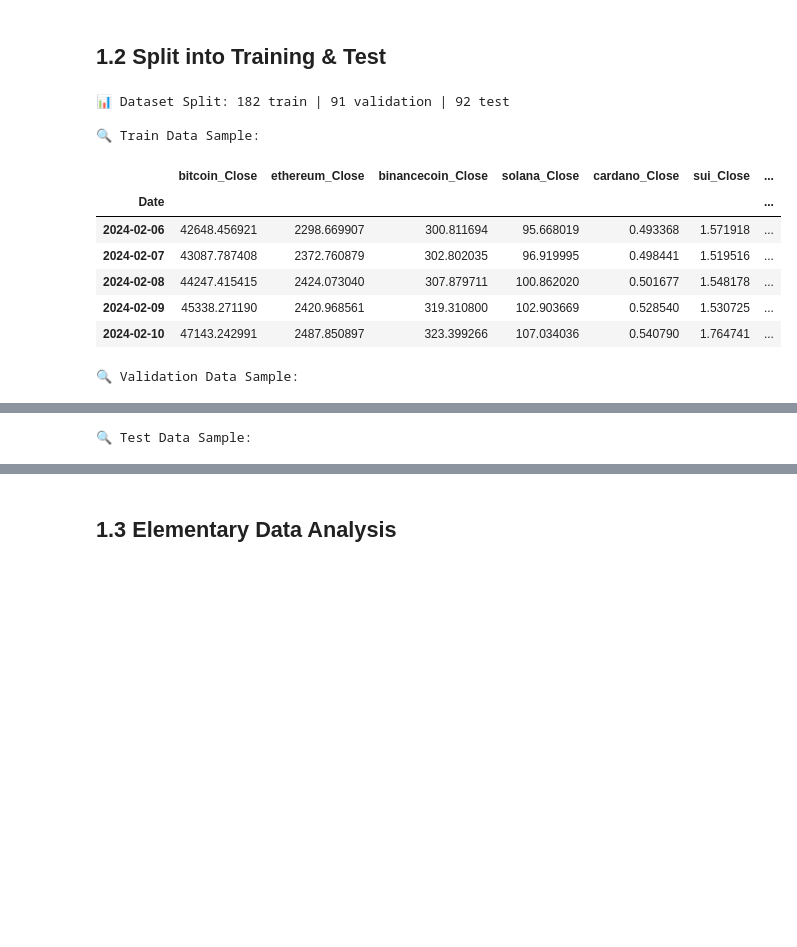
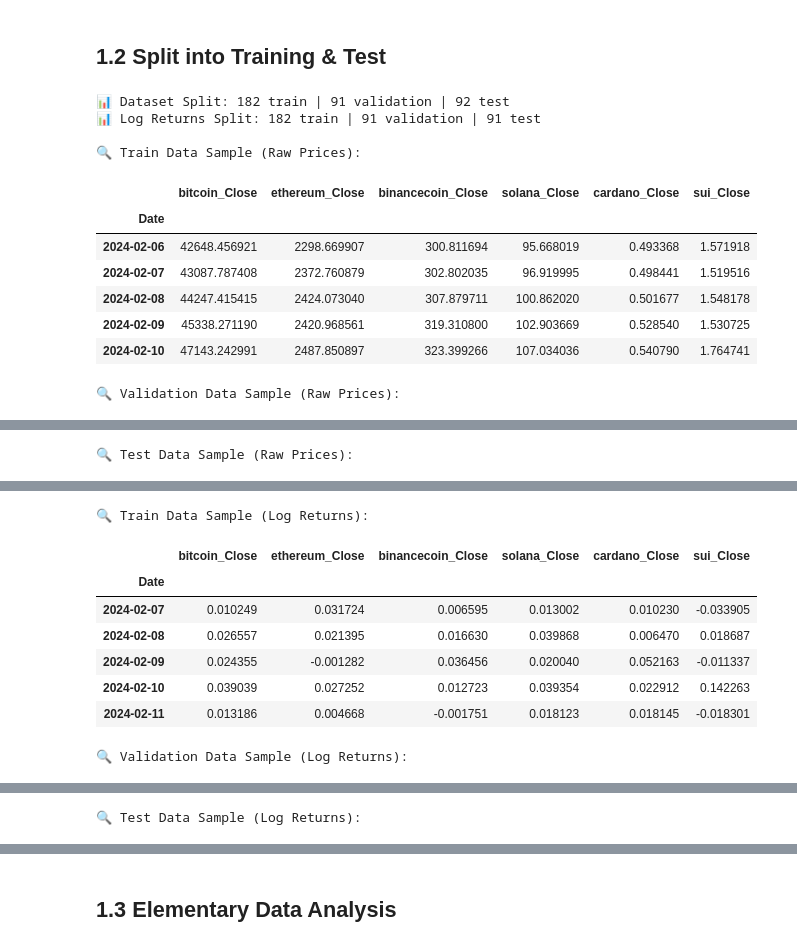
Before and after one commit to NatP-dev/Complete-Python-3-Bootcamp, a Jupyter notebook: Welcome_to_Colaboratory.ipynb, the cells around one changed output, grey strips where cells are left out. Drawn from its saved outputs; the diff is of its cells as text; code cells hidden in the pictures; blank space fills up the shorter version.

```diff
--- a/Welcome_to_Colaboratory.ipynb
+++ b/Welcome_to_Colaboratory.ipynb
@@ -210,39 +211,67 @@ Fetching daily close prices for ripple...
 # %% [markdown]
 ## 1.2 Split into Training & Test
 # %%
-# Ensure the dataset is sorted by date (if applicable)
-df = final_df.copy()  # Use the processed data after forward fill
+import numpy as np
+import pandas as pd
+
+# Ensure dataset is sorted by date
+df = final_df.copy()  # Use the processed data
+
+# Function to compute log returns
+def compute_log_returns(df):
+    log_returns = np.log(df / df.shift(1))
+    return log_returns.dropna()  # Drop first NaN row
+
+# Calculate log returns before splitting
+log_returns_df = compute_log_returns(df)
 
 # Determine split indices
-train_size = int(len(df) * 0.5)   # First 50% for training
-val_size = int(len(df) * 0.75)    # First 75% includes training + validation
+train_size = int(len(log_returns_df) * 0.5)   # First 50% for training
+val_size = int(len(log_returns_df) * 0.75)    # First 75% includes training + validation
 
 # Split dataset into train, validation, and test sets
-train_data = df.iloc[:train_size]      # First 50% for training - recommended
-val_data = df.iloc[train_size:val_size] # Next 25% for validation - recommended
-test_data = df.iloc[val_size:]          # Remaining 25% for testing - recommended
+train_data = df.iloc[:train_size]        # First 50% for training - raw prices
+val_data = df.iloc[train_size:val_size]  # Next 25% for validation - raw prices
+test_data = df.iloc[val_size:]           # Remaining 25% for testing - raw prices
+
+# Split dataset into train, validation, and test sets for log returns
+train_data_log = log_returns_df.iloc[:train_size]
+val_data_log = log_returns_df.iloc[train_size:val_size]
+test_data_log = log_returns_df.iloc[val_size:]
 
 # Display dataset sizes
 print(f"📊 Dataset Split: {len(train_data)} train | {len(val_data)} validation | {len(test_data)} test")
+print(f"📊 Log Returns Split: {len(train_data_log)} train | {len(val_data_log)} validation | {len(test_data_log)} test")
 
-# Verify first few rows of each split
-print("\n🔍 Train Data Sample:")
+# Verify first few rows of each split (Raw Prices)
+print("\n🔍 Train Data Sample (Raw Prices):")
 display(train_data.head())
 
-print("\n🔍 Validation Data Sample:")
+print("\n🔍 Validation Data Sample (Raw Prices):")
 display(val_data.head())
 
-print("\n🔍 Test Data Sample:")
+print("\n🔍 Test Data Sample (Raw Prices):")
 display(test_data.head())
+
+# Verify first few rows of each split (Log Returns)
+print("\n🔍 Train Data Sample (Log Returns):")
+display(train_data_log.head())
+
+print("\n🔍 Validation Data Sample (Log Returns):")
+display(val_data_log.head())
+
+print("\n🔍 Test Data Sample (Log Returns):")
+display(test_data_log.head())
 # %% [output]
 📊 Dataset Split: 182 train | 91 validation | 92 test
+📊 Log Returns Split: 182 train | 91 validation | 91 test
 
-🔍 Train Data Sample:
+🔍 Train Data Sample (Raw Prices):
-|  | bitcoin_Close | ethereum_Close | binancecoin_Close | solana_Close | cardano_Close | sui_Close | ... |
-| Date |  |  |  |  |  |  | ... |
-| 2024-02-06 | 42648.456921 | 2298.669907 | 300.811694 | 95.668019 | 0.493368 | 1.571918 | ... |
-| 2024-02-07 | 43087.787408 | 2372.760879 | 302.802035 | 96.919995 | 0.498441 | 1.519516 | ... |
-| 2024-02-08 | 44247.415415 | 2424.073040 | 307.879711 | 100.862020 | 0.501677 | 1.548178 | ... |
-| 2024-02-09 | 45338.271190 | 2420.968561 | 319.310800 | 102.903669 | 0.528540 | 1.530725 | ... |
-| 2024-02-10 | 47143.242991 | 2487.850897 | 323.399266 | 107.034036 | 0.540790 | 1.764741 | ... |
+|  | bitcoin_Close | ethereum_Close | binancecoin_Close | solana_Close | cardano_Close | sui_Close |
+| Date |  |  |  |  |  |  |
+| 2024-02-06 | 42648.456921 | 2298.669907 | 300.811694 | 95.668019 | 0.493368 | 1.571918 |
+| 2024-02-07 | 43087.787408 | 2372.760879 | 302.802035 | 96.919995 | 0.498441 | 1.519516 |
+| 2024-02-08 | 44247.415415 | 2424.073040 | 307.879711 | 100.862020 | 0.501677 | 1.548178 |
+| 2024-02-09 | 45338.271190 | 2420.968561 | 319.310800 | 102.903669 | 0.528540 | 1.530725 |
+| 2024-02-10 | 47143.242991 | 2487.850897 | 323.399266 | 107.034036 | 0.540790 | 1.764741 |
-🔍 Validation Data Sample:
+🔍 Validation Data Sample (Raw Prices):
@@ -256 +285 @@ display(test_data.head())
-🔍 Test Data Sample:
+🔍 Test Data Sample (Raw Prices):
@@ -263,0 +293,9 @@ display(test_data.head())
+🔍 Train Data Sample (Log Returns):
+|  | bitcoin_Close | ethereum_Close | binancecoin_Close | solana_Close | cardano_Close | sui_Close |
+| Date |  |  |  |  |  |  |
+| 2024-02-07 | 0.010249 | 0.031724 | 0.006595 | 0.013002 | 0.010230 | -0.033905 |
+| 2024-02-08 | 0.026557 | 0.021395 | 0.016630 | 0.039868 | 0.006470 | 0.018687 |
+| 2024-02-09 | 0.024355 | -0.001282 | 0.036456 | 0.020040 | 0.052163 | -0.011337 |
+| 2024-02-10 | 0.039039 | 0.027252 | 0.012723 | 0.039354 | 0.022912 | 0.142263 |
+| 2024-02-11 | 0.013186 | 0.004668 | -0.001751 | 0.018123 | 0.018145 | -0.018301 |
+🔍 Validation Data Sample (Log Returns):
@@ -263,0 +309 @@ display(test_data.head())
+🔍 Test Data Sample (Log Returns):
```
Also changed, not shown: parts of 3 cells of this notebook.
